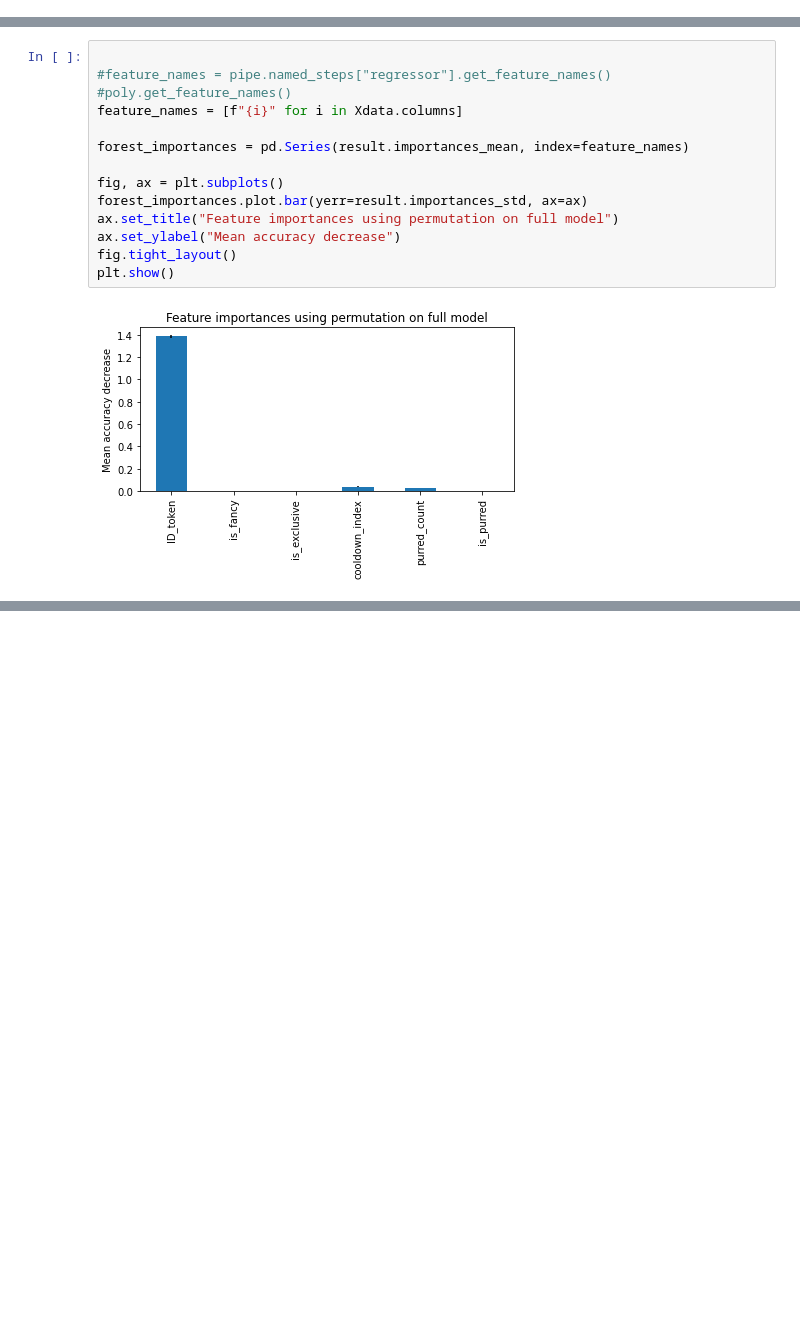
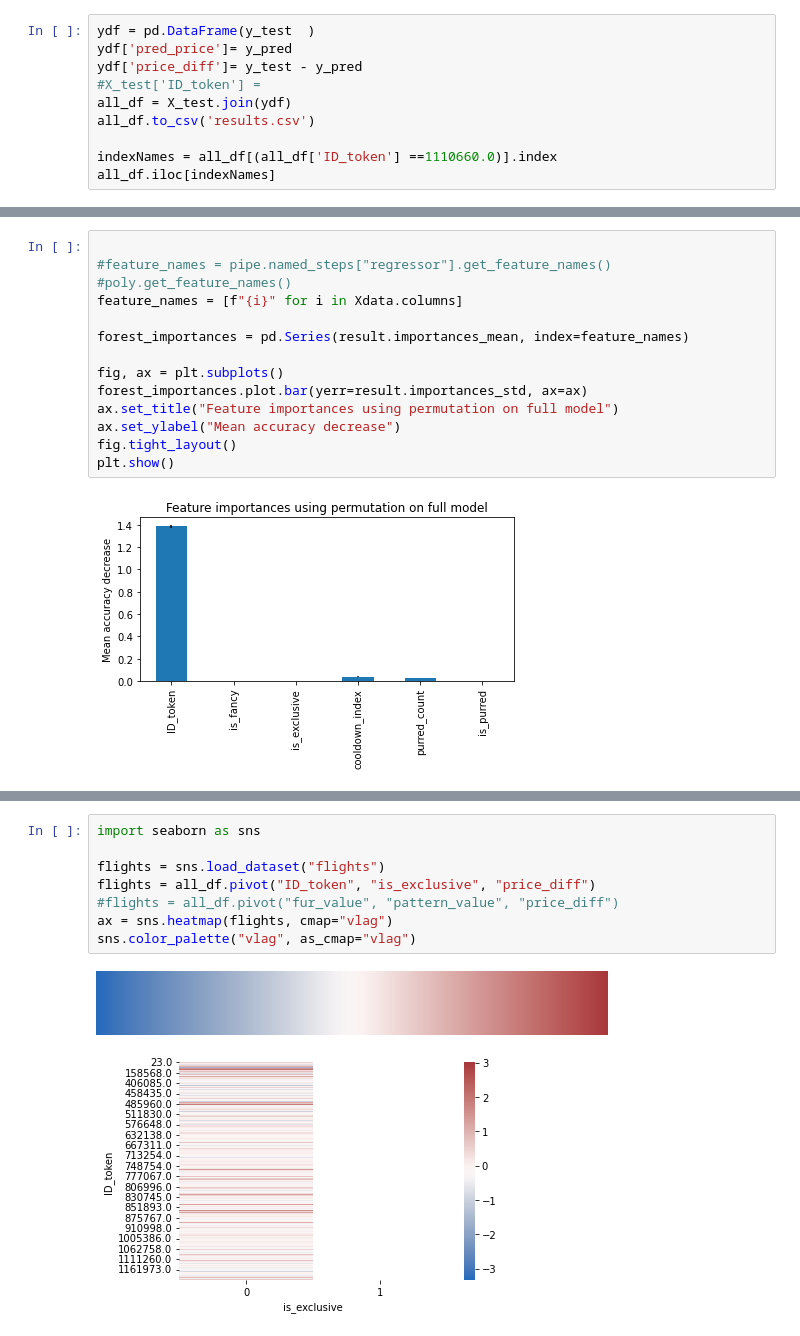
Before and after one commit to csgorham/cryptokitties-heroku, a Jupyter notebook: merge_DATA_go-CRYPTOKITTYAPI.ipynb, the cells around one changed output, grey strips where cells are left out. Drawn from its saved outputs; the diff is of its cells as text; blank space fills up the shorter version.

```diff
--- a/merge_DATA_go-CRYPTOKITTYAPI.ipynb
+++ b/merge_DATA_go-CRYPTOKITTYAPI.ipynb
@@ -832,0 +744,10 @@ Traceback (most recent call last):
+# %%
+ydf = pd.DataFrame(y_test  )
+ydf['pred_price']= y_pred
+ydf['price_diff']= y_test - y_pred
+#X_test['ID_token'] =
+all_df = X_test.join(ydf)
+all_df.to_csv('results.csv')
+
+indexNames = all_df[(all_df['ID_token'] ==1110660.0)].index
+all_df.iloc[indexNames]
@@ -1052,0 +962,11 @@ Index(['ID_token', 'eye_shape_count', 'fur_count', 'accent_colour_count',
+# %%
+import seaborn as sns
+
+flights = sns.load_dataset("flights")
+flights = all_df.pivot("ID_token", "is_exclusive", "price_diff")
+#flights = all_df.pivot("fur_value", "pattern_value", "price_diff")
+ax = sns.heatmap(flights, cmap="vlag")
+sns.color_palette("vlag", as_cmap="vlag")
+# %% [output]
+[figure, added]
+[figure, added]
```
Also changed, not shown: parts of 36 cells of this notebook, 3 other files.
